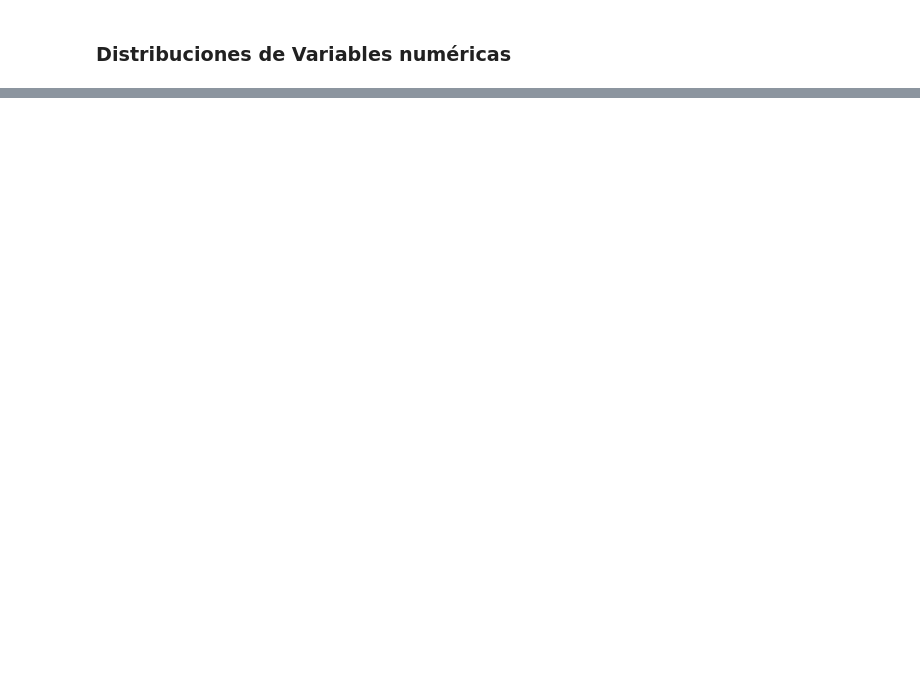
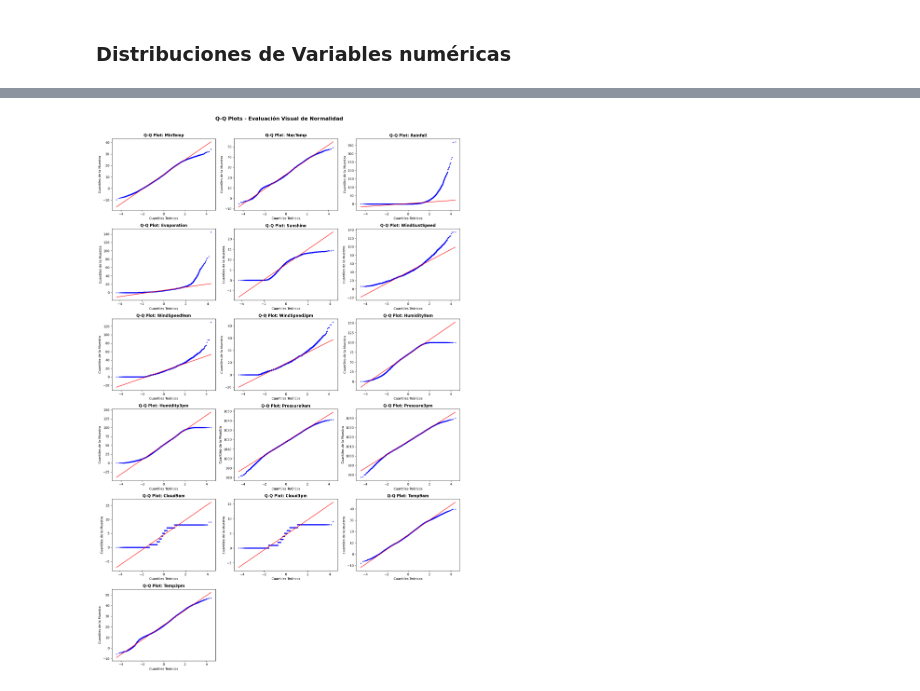
Before and after one commit to programadorarocio/AA1-TUIA-Diez-Duvia-Quispe, a Jupyter notebook: TP-clasificacion-AA1.ipynb, the cells around one changed output, grey strips where cells are left out. Cells and saved outputs as stored; diff of their text form; code cells hidden in the pictures; blank space fills up the shorter version.

```diff
--- a/TP-clasificacion-AA1.ipynb
+++ b/TP-clasificacion-AA1.ipynb
@@ -398,0 +510,34 @@ Estas diferencias serán relevantes al momento de aplicar técnicas de preproces
+# %%
+# Calculamos 3 columnas
+n_cols = 3
+n_rows = math.ceil(len(cols_numericas) / n_cols)
+
+fig, axes = plt.subplots(n_rows, n_cols, figsize=(16, n_rows * 4))
+axes = axes.flatten()
+
+for i, col in enumerate(cols_numericas):
+    ax = axes[i]
+    # quitamos nulos temporalmente
+    datos = df[col].dropna()
+
+    # Gráfico Q-Q
+    stats.probplot(datos, dist='norm', plot=ax)
+
+
+    ax.set_title(f'Q-Q Plot: {col}', fontweight='bold')
+    ax.get_lines()[0].set_markerfacecolor('steelblue') # Puntos
+    ax.get_lines()[0].set_markersize(2)
+    ax.get_lines()[1].set_color('red') # Línea de referencia
+    ax.set_xlabel('Cuantiles Teóricos')
+    ax.set_ylabel('Cuantiles de la Muestra')
+
+# Desactivamos cuadros sobrantes
+for j in range(len(cols_numericas), len(axes)):
+    axes[j].set_visible(False)
+
+plt.suptitle('Q-Q Plots - Evaluación Visual de Normalidad',
+             fontsize=16, fontweight='bold', y=1.01)
+plt.tight_layout()
+plt.show()
+# %% [output]
+[figure, added]
```
Also changed, not shown: parts of 53 cells of this notebook.
